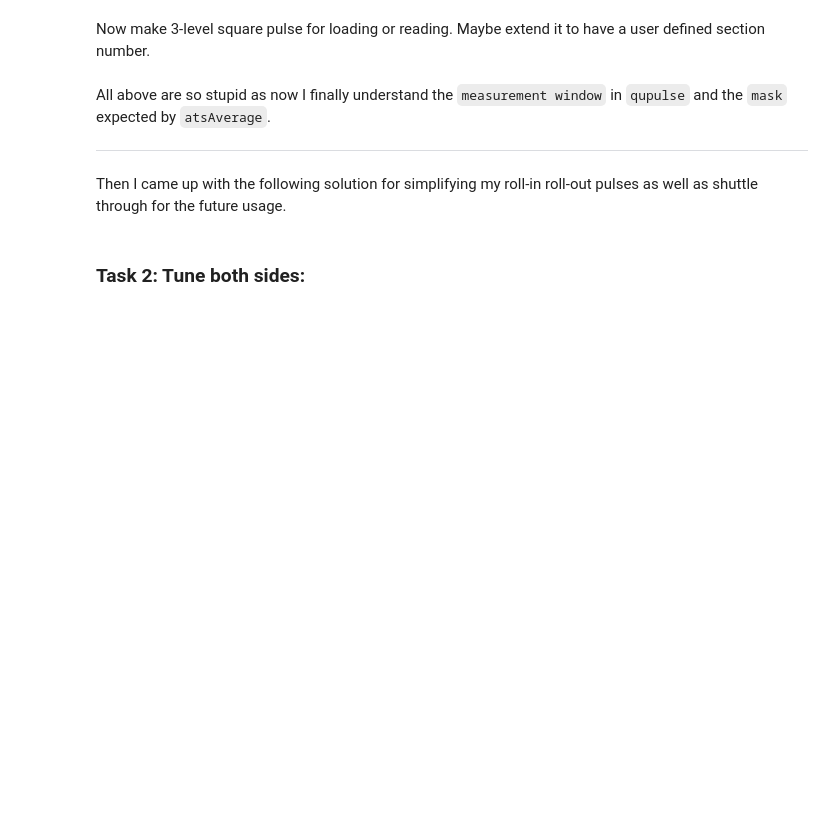
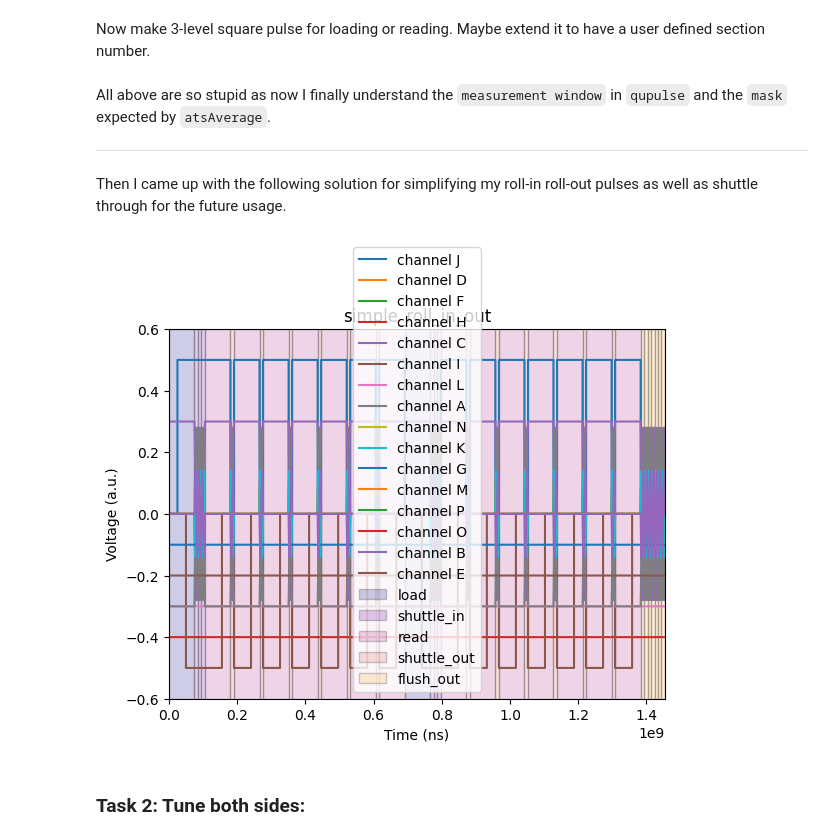
Before and after one commit to BrllsRX/qupulse, a Jupyter notebook: shuttle_exp/doc/shuttle_through.ipynb, the cells around one changed output. Cells and saved outputs as stored; diff of their text form; code cells hidden in the pictures; blank space fills up the shorter version.

```diff
--- a/shuttle_exp/doc/shuttle_through.ipynb
+++ b/shuttle_exp/doc/shuttle_through.ipynb
@@ -223,2 +224,12 @@ _=plotting.plot(roll_in_n_out_complete, default_params,
+# %%
+# plot pt
+from qupulse.pulses.plotting import plot
+
+_ = plot(roll_in_n_out_complete, default_params,
+         # plot_channels=tuple('ABCEFGHN'),
+         plot_measurements={'load', 'shuttle_in', 'shuttle_out', 'read', 'flush_out'},
+         sample_rate = default_params['sample_rate'])
+# %% [output]
+[figure, added]
 # %% [markdown]
 ### Task 2: Tune both sides:
```
Also changed, not shown: parts of 2 cells of this notebook, 1 other file.
